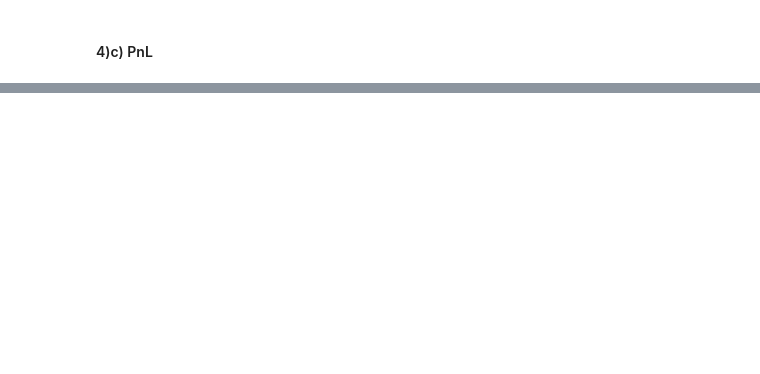
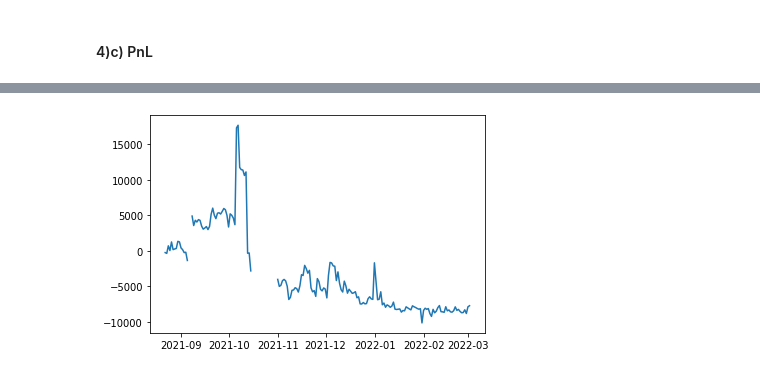
Before and after one commit to marcNY/crypto_option_dashboard, a Jupyter notebook: notebooks/WebApp Template.ipynb, the cells around one changed output, grey strips where cells are left out. Cells and saved outputs as stored; diff of their text form; code cells hidden in the pictures; blank space fills up the shorter version.

Commit message:
outputing important data

```diff
--- a/notebooks/WebApp Template.ipynb
+++ b/notebooks/WebApp Template.ipynb
@@ -170,3 +194,7 @@ plt.plot(data['daily_pnl_option'])
+# %%
+plt.plot(data['timestamp'],data['pnl']);
+# %% [output]
+[figure, added]
 # %%
 plt.plot(data["daily_pnl_spot"])
 # %% [output]
```
Also changed, not shown: parts of 14 cells of this notebook.
